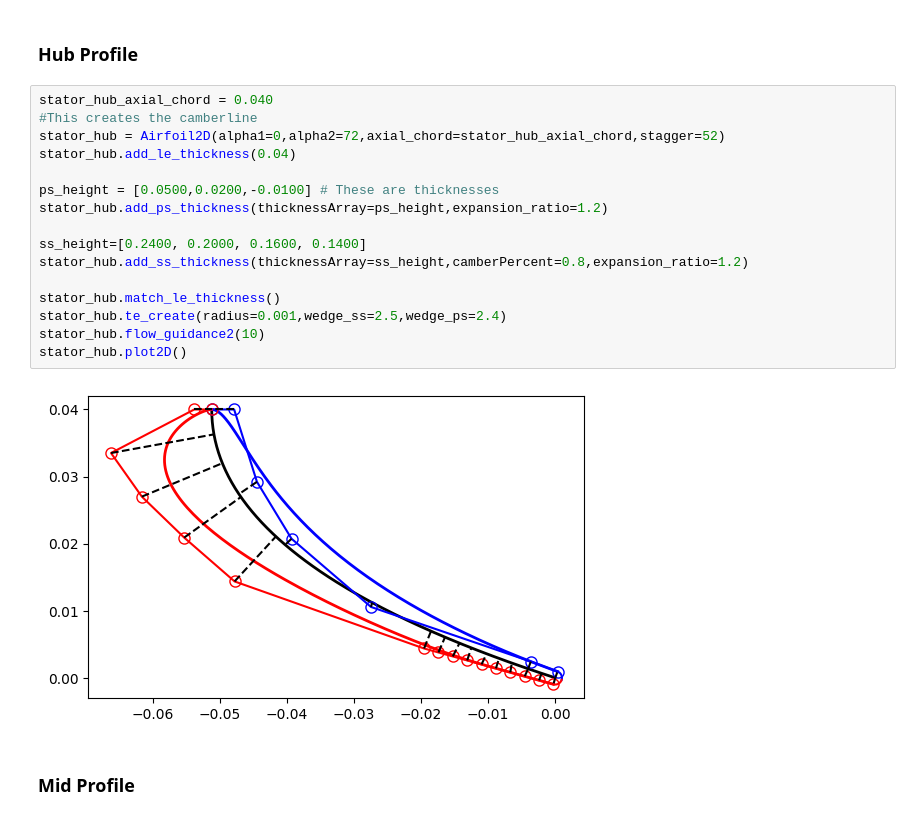
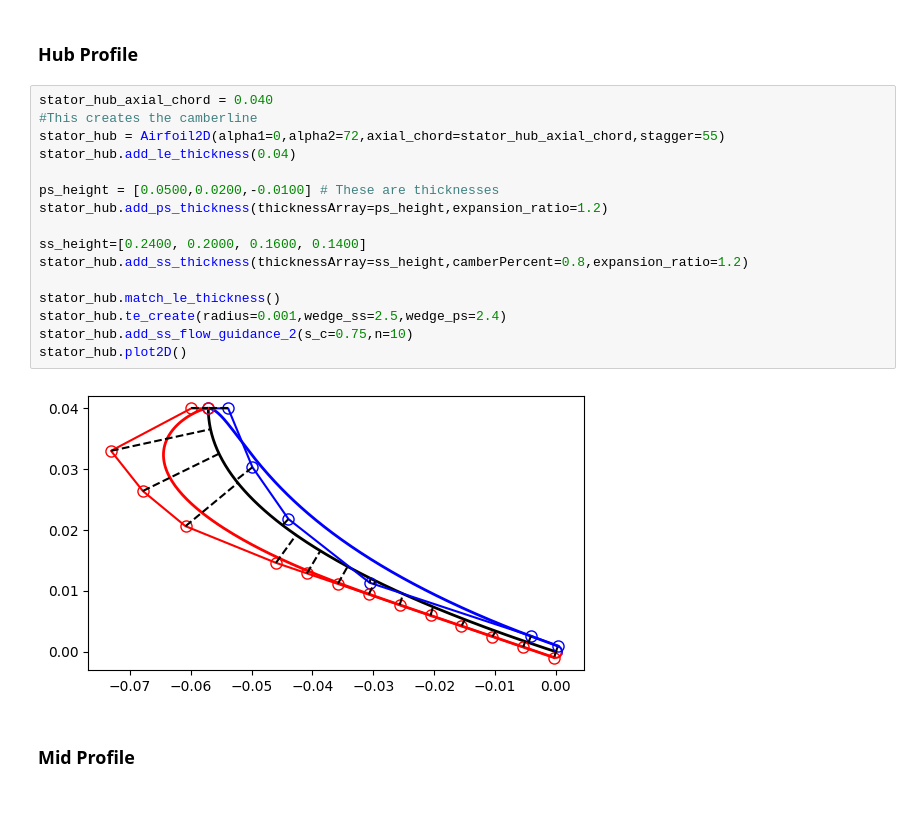
Before and after one commit to nasa/pyturbo-aero, a Jupyter notebook: tutorials/3D_StageTutorial.ipynb, the cells around one changed output. Drawn from its saved outputs; the diff is of its cells as text.

```diff
--- a/tutorials/3D_StageTutorial.ipynb
+++ b/tutorials/3D_StageTutorial.ipynb
@@ -49,21 +49,21 @@ Below is an example of creating a stator blade using a hub, mid, and tip profile
 # %%
 stator_hub_axial_chord = 0.040
 #This creates the camberline
-stator_hub = Airfoil2D(alpha1=0,alpha2=72,axial_chord=stator_hub_axial_chord,stagger=52)
+stator_hub = Airfoil2D(alpha1=0,alpha2=72,axial_chord=stator_hub_axial_chord,stagger=55)
 stator_hub.add_le_thickness(0.04)
 
 ps_height = [0.0500,0.0200,-0.0100] # These are thicknesses
 stator_hub.add_ps_thickness(thicknessArray=ps_height,expansion_ratio=1.2)
 
 ss_height=[0.2400, 0.2000, 0.1600, 0.1400]
 stator_hub.add_ss_thickness(thicknessArray=ss_height,camberPercent=0.8,expansion_ratio=1.2)
 
 stator_hub.match_le_thickness()
 stator_hub.te_create(radius=0.001,wedge_ss=2.5,wedge_ps=2.4)
-stator_hub.flow_guidance2(10)
+stator_hub.add_ss_flow_guidance_2(s_c=0.75,n=10)
 stator_hub.plot2D()
 # %% [output]
-[figure, old version]
+[figure, new version]
 # %% [markdown]
 ### Mid Profile
 # %%
```
Also changed, not shown: parts of 16 cells of this notebook, 37 other files.
